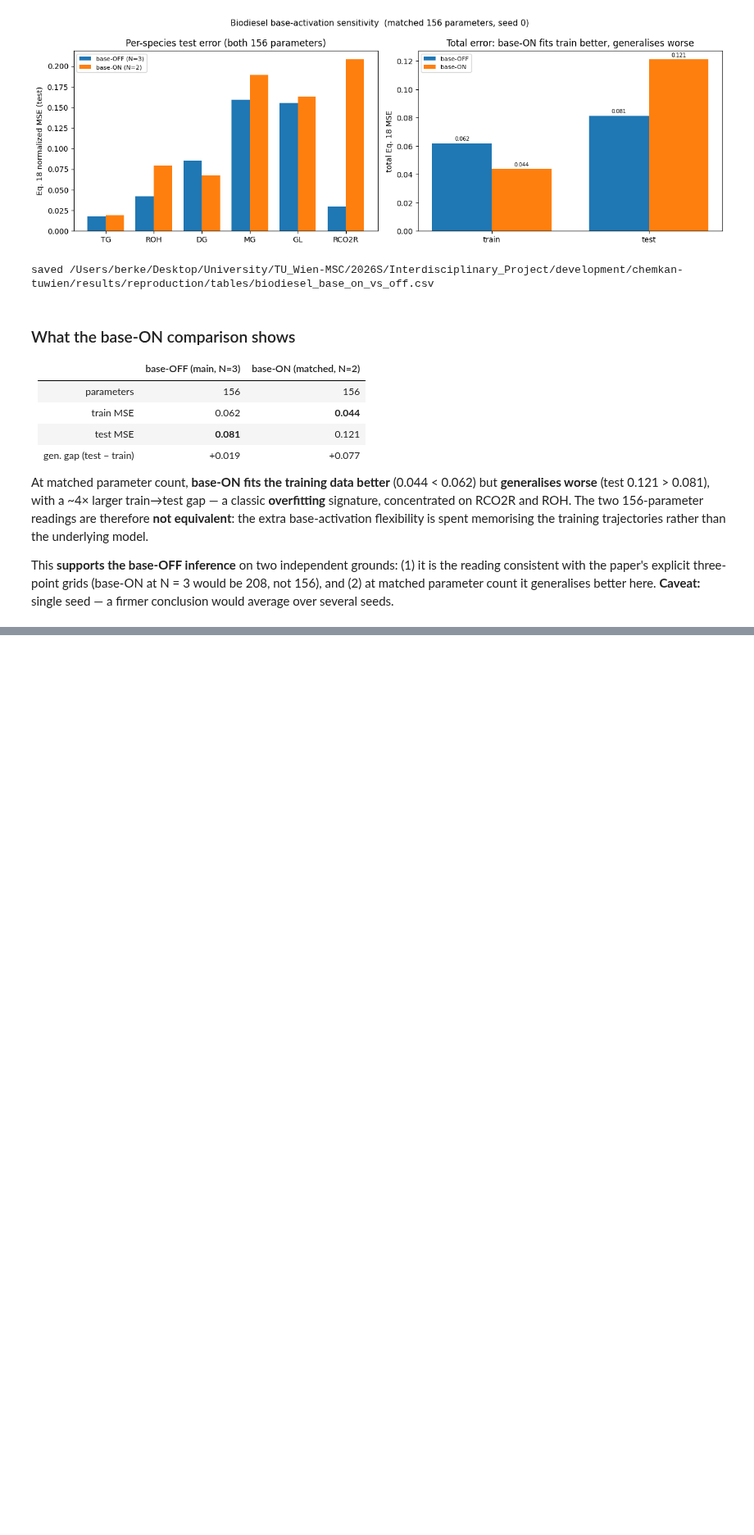
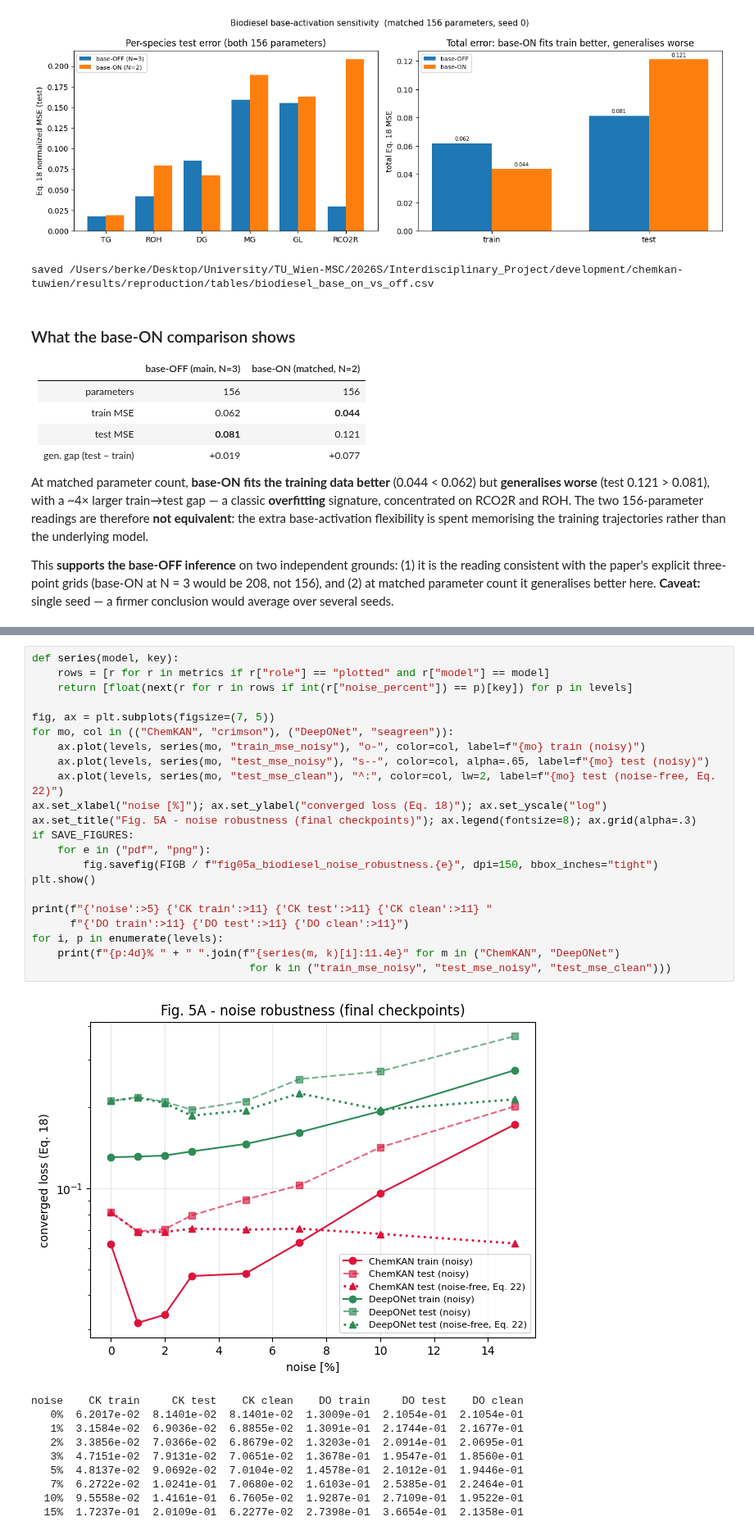
Before and after one commit to bnkglu/chemkan-tuwien, a Jupyter notebook: chemkan/notebooks/07_biodiesel_reproduction.ipynb, the cells around one changed output, grey strips where cells are left out. Shown at 82% size. Saved outputs shown, nothing was run; the diff lists cells and outputs as text; blank space fills up the shorter version.

```diff
--- a/chemkan/notebooks/07_biodiesel_reproduction.ipynb
+++ b/chemkan/notebooks/07_biodiesel_reproduction.ipynb
@@ -634,0 +740,33 @@ seed — a firmer conclusion would average over several seeds.
+# %%
+def series(model, key):
+    rows = [r for r in metrics if r["role"] == "plotted" and r["model"] == model]
+    return [float(next(r for r in rows if int(r["noise_percent"]) == p)[key]) for p in levels]
+
+fig, ax = plt.subplots(figsize=(7, 5))
+for mo, col in (("ChemKAN", "crimson"), ("DeepONet", "seagreen")):
+    ax.plot(levels, series(mo, "train_mse_noisy"), "o-", color=col, label=f"{mo} train (noisy)")
+    ax.plot(levels, series(mo, "test_mse_noisy"), "s--", color=col, alpha=.65, label=f"{mo} test (noisy)")
+    ax.plot(levels, series(mo, "test_mse_clean"), "^:", color=col, lw=2, label=f"{mo} test (noise-free, Eq. 22)")
+ax.set_xlabel("noise [%]"); ax.set_ylabel("converged loss (Eq. 18)"); ax.set_yscale("log")
+ax.set_title("Fig. 5A - noise robustness (final checkpoints)"); ax.legend(fontsize=8); ax.grid(alpha=.3)
+if SAVE_FIGURES:
+    for e in ("pdf", "png"):
+        fig.savefig(FIGB / f"fig05a_biodiesel_noise_robustness.{e}", dpi=150, bbox_inches="tight")
+plt.show()
+
+print(f"{'noise':>5} {'CK train':>11} {'CK test':>11} {'CK clean':>11} "
+      f"{'DO train':>11} {'DO test':>11} {'DO clean':>11}")
+for i, p in enumerate(levels):
+    print(f"{p:4d}% " + " ".join(f"{series(m, k)[i]:11.4e}" for m in ("ChemKAN", "DeepONet")
+                                  for k in ("train_mse_noisy", "test_mse_noisy", "test_mse_clean")))
+# %% [output]
+[figure, added]
+noise    CK train     CK test    CK clean    DO train     DO test    DO clean
+   0%  6.2017e-02  8.1401e-02  8.1401e-02  1.3009e-01  2.1054e-01  2.1054e-01
+   1%  3.1584e-02  6.9036e-02  6.8855e-02  1.3091e-01  2.1744e-01  2.1677e-01
+   2%  3.3856e-02  7.0366e-02  6.8679e-02  1.3203e-01  2.0914e-01  2.0695e-01
+   3%  4.7151e-02  7.9131e-02  7.0651e-02  1.3678e-01  1.9547e-01  1.8560e-01
+   5%  4.8137e-02  9.0692e-02  7.0104e-02  1.4578e-01  2.1012e-01  1.9446e-01
+   7%  6.2722e-02  1.0241e-01  7.0680e-02  1.6103e-01  2.5385e-01  2.2464e-01
+  10%  9.5558e-02  1.4161e-01  6.7605e-02  1.9287e-01  2.7109e-01  1.9522e-01
+  15%  1.7237e-01  2.0109e-01  6.2277e-02  2.7398e-01  3.6654e-01  2.1358e-01
```
Also changed, not shown: parts of 19 cells of this notebook, 1 other file.
